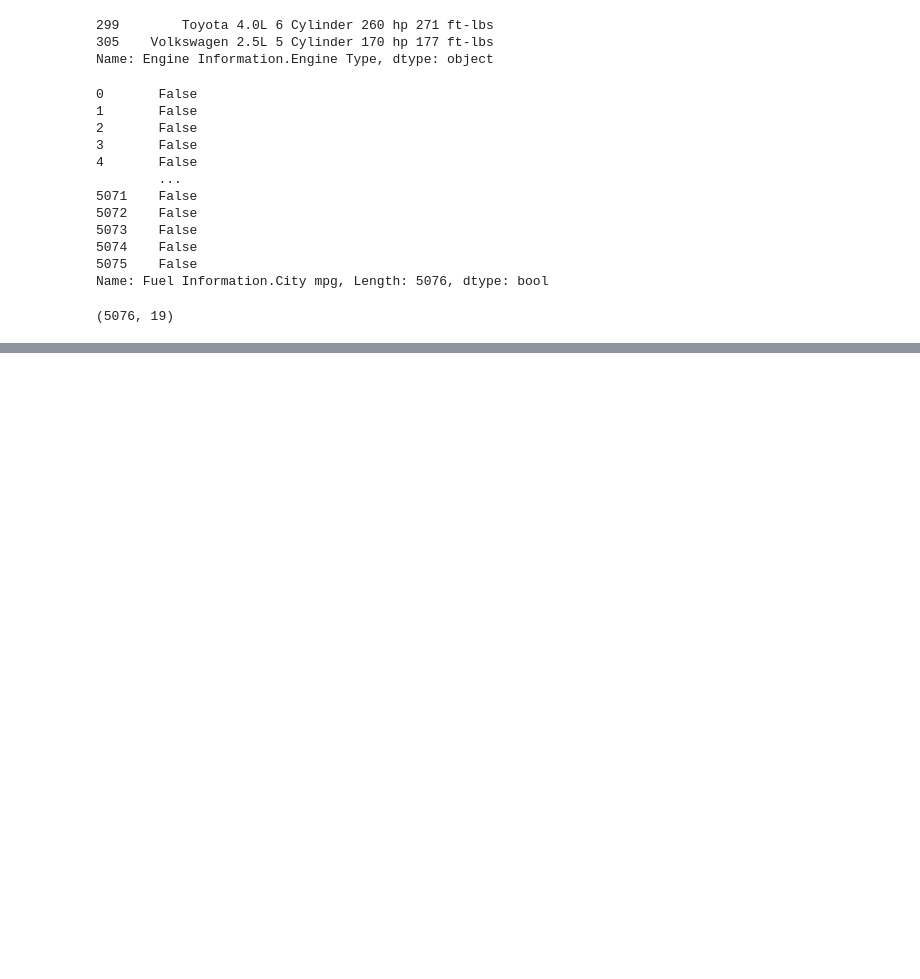
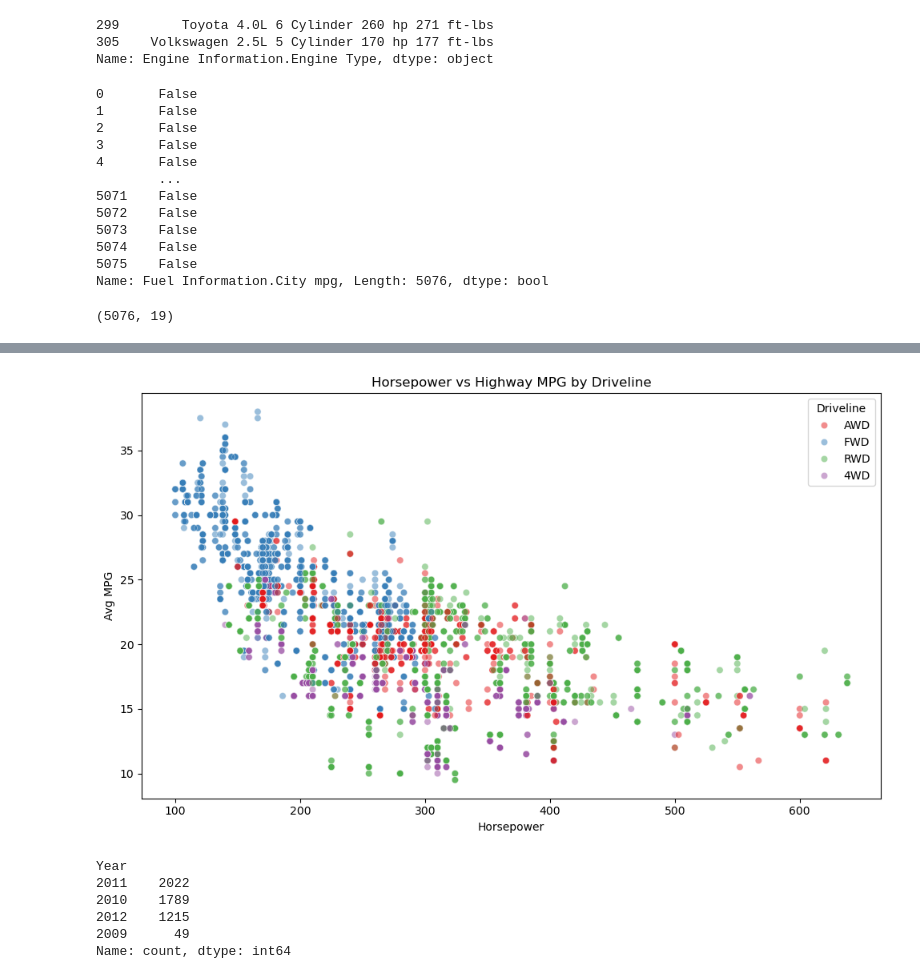
Before and after one commit to robshe26/CS130-Final, a Jupyter notebook: analysis.ipynb, the cells around one changed output, grey strips where cells are left out. Drawn from its saved outputs; the diff is of its cells as text; code cells hidden in the pictures; blank space fills up the shorter version.

```diff
--- a/analysis.ipynb
+++ b/analysis.ipynb
@@ -118,0 +472,30 @@ Tim ate 3 slices of pie.
+# %%
+
+import seaborn as sns
+plt.figure(figsize=(10, 6))
+sns.scatterplot(
+    data=cars_clean,
+    x='Horsepower',
+    y='avg_mpg',
+    hue= 'Driveline',
+    palette='Set1',
+    alpha=0.5
+)
+
+plt.title('Horsepower vs Highway MPG by Driveline')
+plt.ylabel('Avg MPG')
+plt.xticks(rotation=0)
+plt.tight_layout()
+plt.savefig('horsepower_scatter.png')
+plt.show()
+# %% [output]
+[figure, added]
+# %%
+cars_clean['Year'].value_counts()
+# %% [output]
+Year
+2011    2022
+2010    1789
+2012    1215
+2009      49
+Name: count, dtype: int64
```
Also changed, not shown: parts of 26 cells of this notebook, 2 other files.
